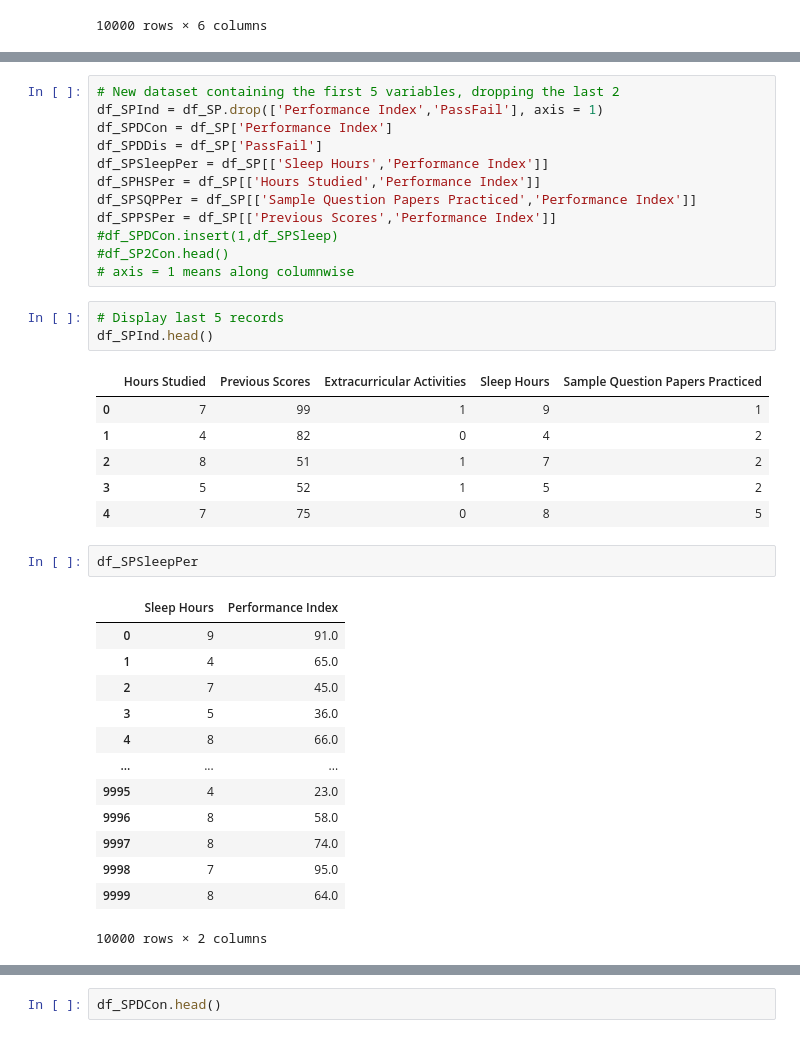
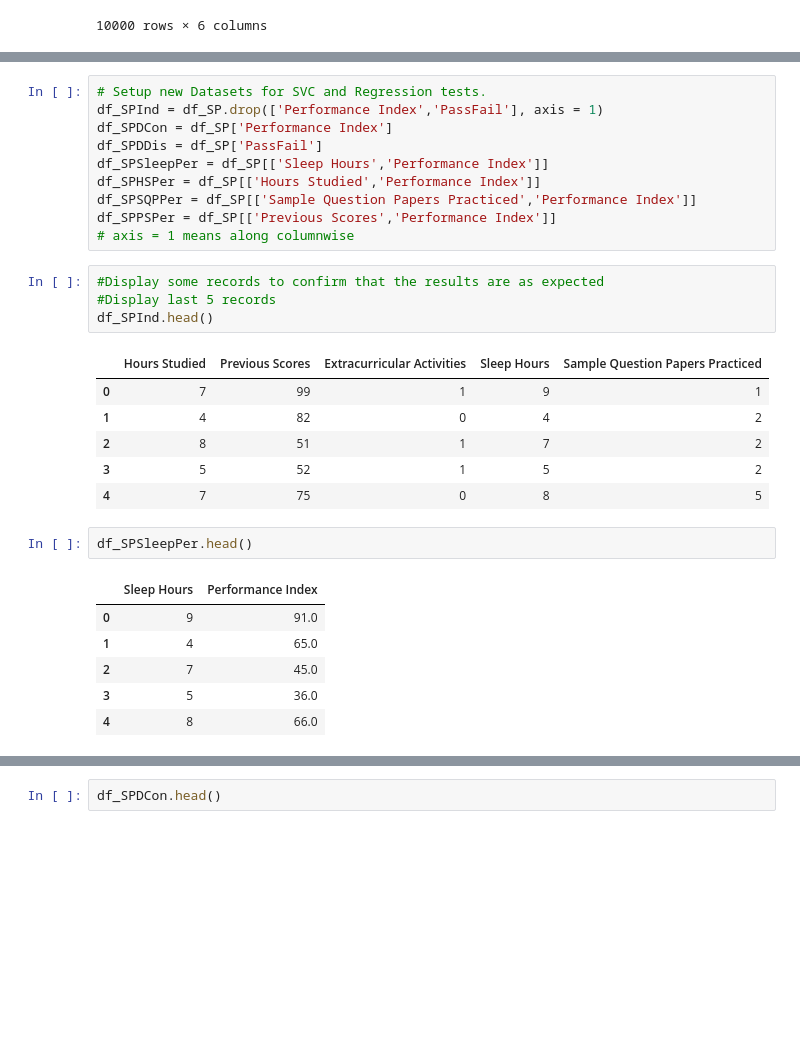
Before and after one commit to burnsjohn1/CCT-Dublin-Machine-Learning-CA1, a Jupyter notebook: CA1-Machine Learning.ipynb, the cells around one changed output, grey strips where cells are left out. Saved outputs shown, nothing was run; the diff lists cells and outputs as text; blank space fills up the shorter version.

```diff
--- a/CA1-Machine Learning.ipynb
+++ b/CA1-Machine Learning.ipynb
@@ -191,7 +195,7 @@ print(df_SP)
 
 [10000 rows x 7 columns]
 # %%
-# New dataset containing the first 5 variables, dropping the last 2
+# Setup new Datasets for SVC and Regression tests.
 df_SPInd = df_SP.drop(['Performance Index','PassFail'], axis = 1)
 df_SPDCon = df_SP['Performance Index']
 df_SPDDis = df_SP['PassFail']
@@ -199,11 +203,10 @@ df_SPSleepPer = df_SP[['Sleep Hours','Performance Index']]
 df_SPHSPer = df_SP[['Hours Studied','Performance Index']]
 df_SPSQPPer = df_SP[['Sample Question Papers Practiced','Performance Index']]
 df_SPPSPer = df_SP[['Previous Scores','Performance Index']]
-#df_SPDCon.insert(1,df_SPSleep)
-#df_SP2Con.head()
 # axis = 1 means along columnwise
 # %%
-# Display last 5 records
+#Display some records to confirm that the results are as expected
+#Display last 5 records
 df_SPInd.head()
 # %% [output]
 |  | Hours Studied | Previous Scores | Extracurricular Activities | Sleep Hours | Sample Question Papers Practiced |
@@ -213,19 +216,12 @@ df_SPInd.head()
 | 3 | 5 | 52 | 1 | 5 | 2 |
 | 4 | 7 | 75 | 0 | 8 | 5 |
 # %%
-df_SPSleepPer
+df_SPSleepPer.head()
 # %% [output]
 |  | Sleep Hours | Performance Index |
 | 0 | 9 | 91.0 |
 | 1 | 4 | 65.0 |
 | 2 | 7 | 45.0 |
 | 3 | 5 | 36.0 |
 | 4 | 8 | 66.0 |
-| ... | ... | ... |
-| 9995 | 4 | 23.0 |
-| 9996 | 8 | 58.0 |
-| 9997 | 8 | 74.0 |
-| 9998 | 7 | 95.0 |
-| 9999 | 8 | 64.0 |
-10000 rows × 2 columns
 # %%
```
Also changed, not shown: parts of 31 cells of this notebook.
